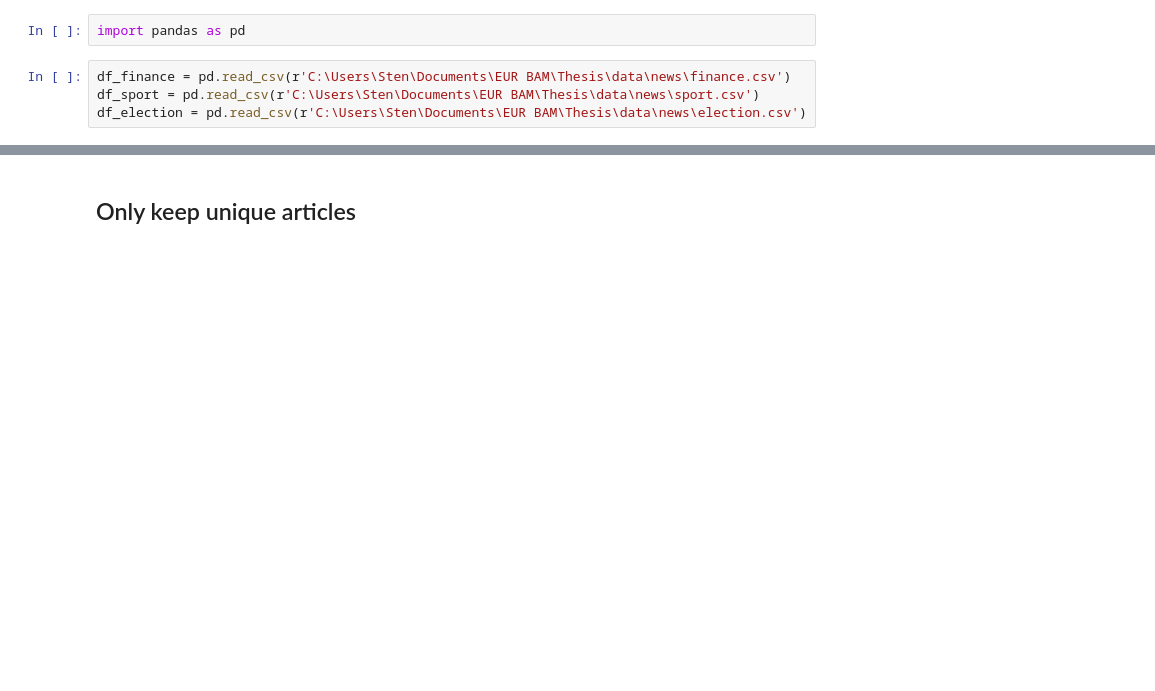
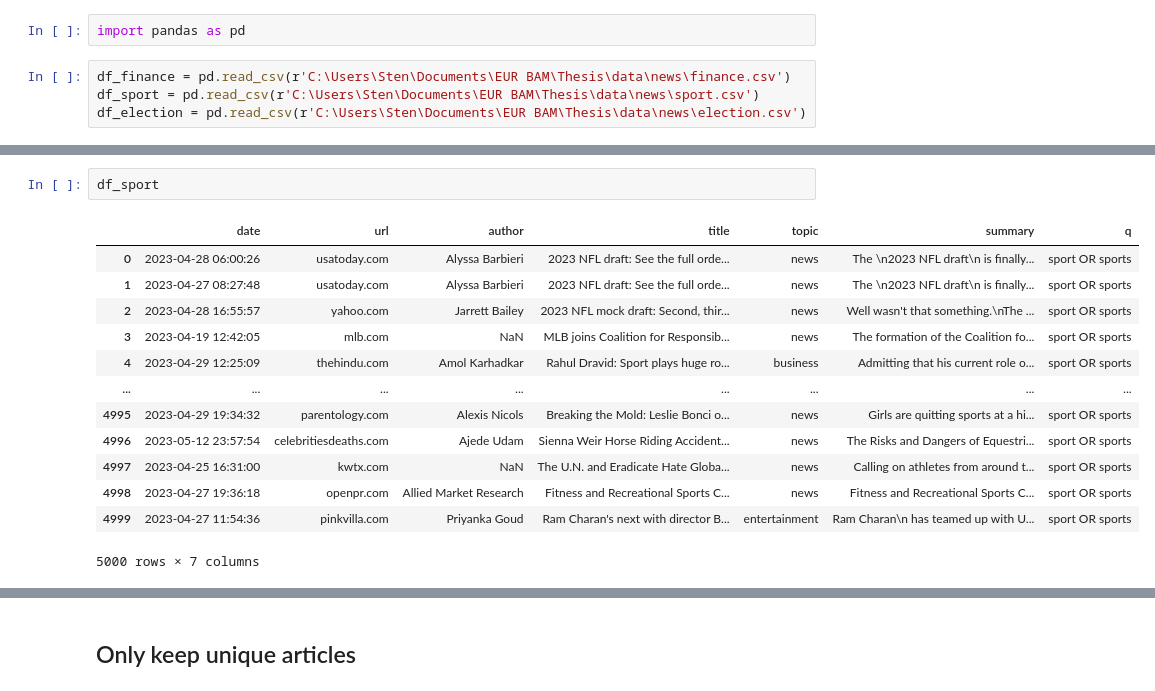
Before and after one commit to StenRSM/BAM-thesis, a Jupyter notebook: explore_news_data.ipynb, the cells around one changed output, grey strips where cells are left out. Cells and saved outputs as stored; diff of their text form; blank space fills up the shorter version.

```diff
--- a/explore_news_data.ipynb
+++ b/explore_news_data.ipynb
@@ -10,0 +27,16 @@ df_election = pd.read_csv(r'C:\Users\Sten\Documents\EUR BAM\Thesis\data\news\ele
+# %%
+df_sport
+# %% [output]
+|  | date | url | author | title | topic | summary | q |
+| 0 | 2023-04-28 06:00:26 | usatoday.com | Alyssa Barbieri | 2023 NFL draft: See the full orde... | news | The \n2023 NFL draft\n is finally... | sport OR sports |
+| 1 | 2023-04-27 08:27:48 | usatoday.com | Alyssa Barbieri | 2023 NFL draft: See the full orde... | news | The \n2023 NFL draft\n is finally... | sport OR sports |
+| 2 | 2023-04-28 16:55:57 | yahoo.com | Jarrett Bailey | 2023 NFL mock draft: Second, thir... | news | Well wasn't that something.\nThe ... | sport OR sports |
+| 3 | 2023-04-19 12:42:05 | mlb.com | NaN | MLB joins Coalition for Responsib... | news | The formation of the Coalition fo... | sport OR sports |
+| 4 | 2023-04-29 12:25:09 | thehindu.com | Amol Karhadkar | Rahul Dravid: Sport plays huge ro... | business | Admitting that his current role o... | sport OR sports |
+| ... | ... | ... | ... | ... | ... | ... | ... |
+| 4995 | 2023-04-29 19:34:32 | parentology.com | Alexis Nicols | Breaking the Mold: Leslie Bonci o... | news | Girls are quitting sports at a hi... | sport OR sports |
+| 4996 | 2023-05-12 23:57:54 | celebritiesdeaths.com | Ajede Udam | Sienna Weir Horse Riding Accident... | news | The Risks and Dangers of Equestri... | sport OR sports |
+| 4997 | 2023-04-25 16:31:00 | kwtx.com | NaN | The U.N. and Eradicate Hate Globa... | news | Calling on athletes from around t... | sport OR sports |
+| 4998 | 2023-04-27 19:36:18 | openpr.com | Allied Market Research | Fitness and Recreational Sports C... | news | Fitness and Recreational Sports C... | sport OR sports |
+| 4999 | 2023-04-27 11:54:36 | pinkvilla.com | Priyanka Goud | Ram Charan's next with director B... | entertainment | Ram Charan\n has teamed up with U... | sport OR sports |
+5000 rows × 7 columns
```
Also changed, not shown: parts of 2 cells of this notebook, 2 other files.
